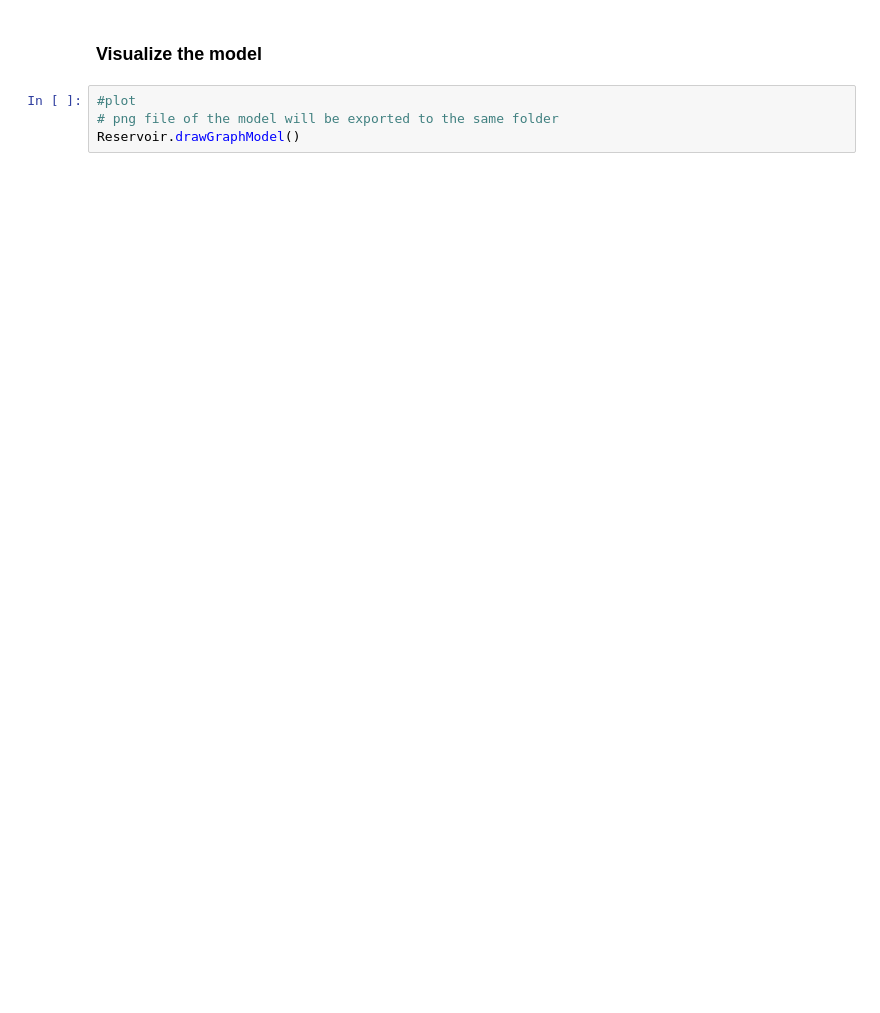
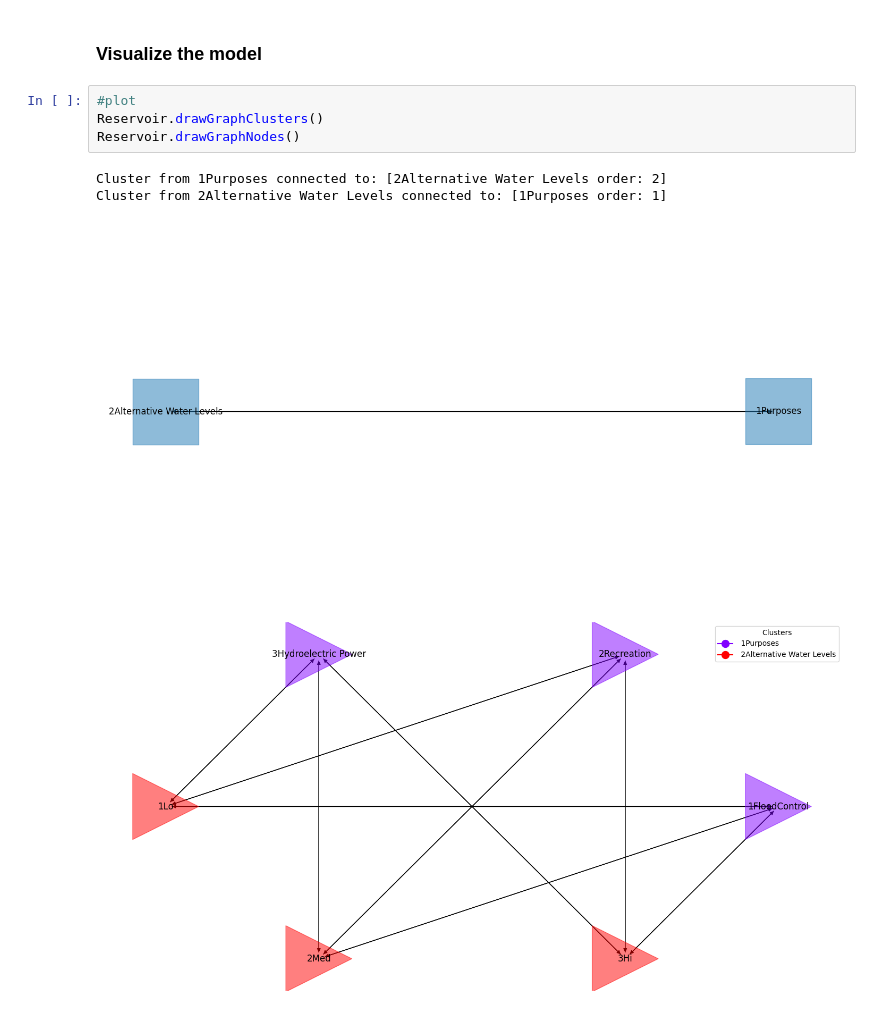
Before and after one commit to CreativeDecisions/AhpAnpLib, a Jupyter notebook: Examples/ANP_Water_Reservoir/ANP_Water_reservoir.ipynb, the cells around one changed output. Cells and saved outputs as stored; diff of their text form; blank space fills up the shorter version.

Commit message:
update water reservoir model

```diff
--- a/Examples/ANP_Water_Reservoir/ANP_Water_reservoir.ipynb
+++ b/Examples/ANP_Water_Reservoir/ANP_Water_reservoir.ipynb
@@ -86,6 +65,11 @@ Count was 0
 # %% [markdown]
 ### Visualize the model
-# %%
-#plot
-# png file of the model will be exported to the same folder
-Reservoir.drawGraphModel()
+# %%
+#plot
+Reservoir.drawGraphClusters()
+Reservoir.drawGraphNodes()
+# %% [output]
+Cluster from 1Purposes connected to: [2Alternative Water Levels order: 2]
+Cluster from 2Alternative Water Levels connected to: [1Purposes order: 1]
+[figure, added]
+[figure, added]
```
Also changed, not shown: parts of 5 cells of this notebook, 4 other files.
